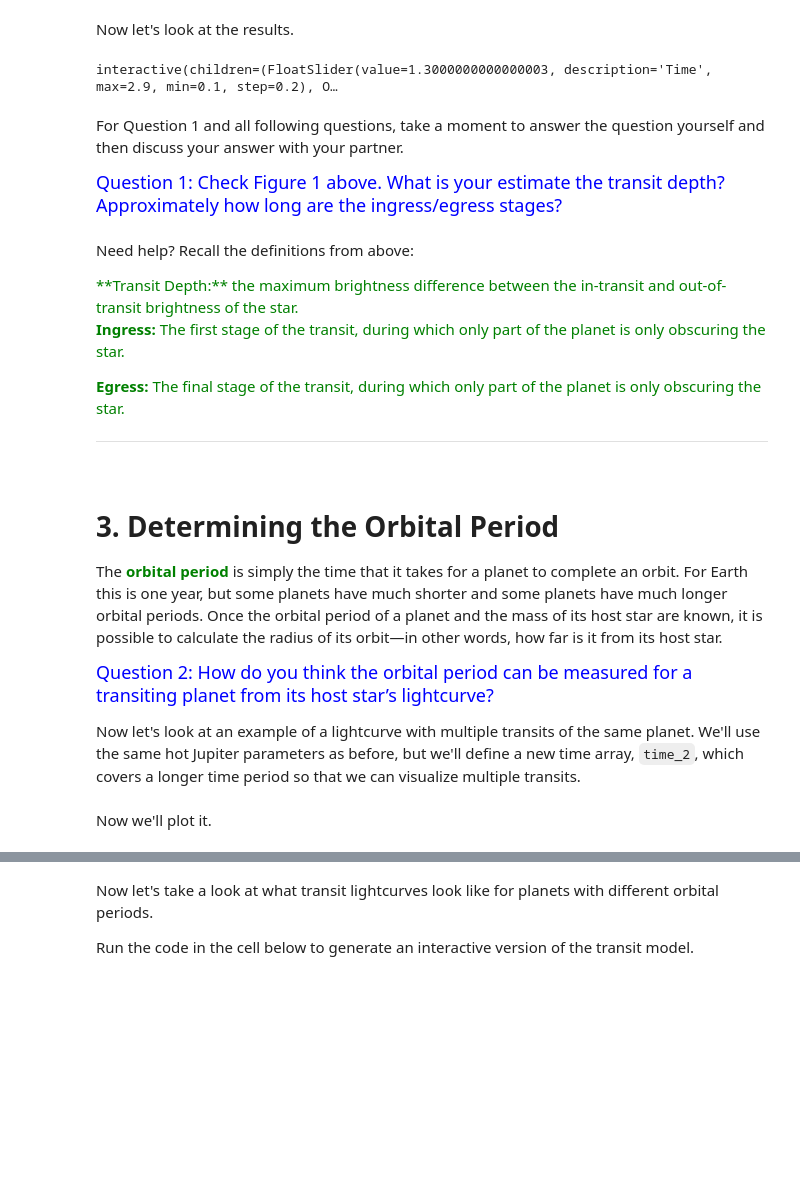
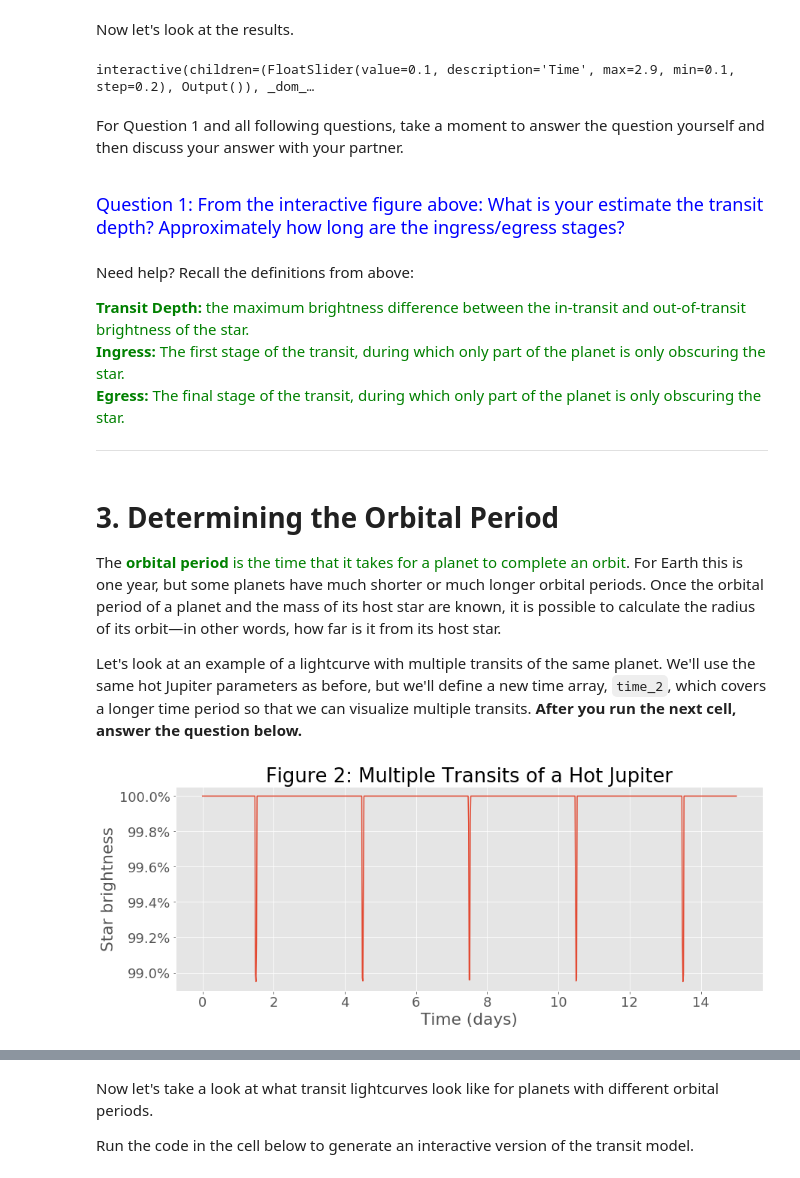
Before and after one commit to EDENSurvey/TeenAstroCafeActivity, a Jupyter notebook: activity.ipynb, the cells around one changed output, grey strips where cells are left out. Saved outputs shown, nothing was run; the diff lists cells and outputs as text; code cells hidden in the pictures; blank space fills up the shorter version.

```diff
--- a/activity.ipynb
+++ b/activity.ipynb
@@ -139,69 +135,44 @@ flux_1 = model_1.light_curve(params) # Calculates the light curve
 # %% [markdown]
 Now let's look at the results.
-# %%
-def example_transit(Time):
-    # Makes a new figure
-    fig,ax = plt.subplots(2,1)
-
-    r_star,r_planet = 1.0, 0.1
-    x = 24*(time_1-time_1[0])
-
-    # Compute the planet's current position from the Time
-    tmid = x[int(len(x)/2)]
-    tdur = np.ptp(x[flux_1<1.])
-    position = (Time-tmid)/(tdur/2.)
-
-    star = plt.Circle((0,0), r_star,color='gold')
-    ax[0].add_artist(star)
-    planet = plt.Circle((position, 0.35), r_planet, color='black')
-    ax[0].add_artist(planet)
-    ax[0].set_xlim(-4*r_star, 4*r_star)
-    ax[0].set_ylim(-1.2*r_star, 1.2*r_star)
-    ax[0].axis('off')
-    ax[0].set_aspect('equal')
-    ax[0].set_title("Move the slider to watch the planet transit the star")
-
-    x = 24*(time_1-time_1[0])
-    ax[1].plot(x, flux_1,lw=3,c='gold')
-    ax[1].set_title("Observe how the star's brightness changes during the transit:")
-    ax[1].scatter(Time,flux_1[np.argmin(np.abs(x-Time))],marker='+',s=100,c='black',zorder=10)
-    ax[1].set_xlabel("Time (hours)")
-    ax[1].set_ylabel("Star brightness")
-    ax[1].set_ylim([0.988,1.002])
-    ax[1].set_yticklabels(['{:.1%}'.format(xx) for xx in ax[1].get_yticks()])
-    plt.show()
-
-interactive_plot = interactive(example_transit, Time=(.1,2.9,0.2))
-display(interactive_plot)
-# %% [output]
-interactive(children=(FloatSlider(value=1.3000000000000003, description='Time', max=2.9, min=0.1, step=0.2), O…
+# %%
+def example_transit(Time=0.1):
+    example_transit_plot(Time,time_1,flux_1)
+    plt.show()
+
+interactive_plot = interactive(example_transit, Time=(.1,2.9,0.2))
+display(interactive_plot)
+# %% [output]
+interactive(children=(FloatSlider(value=0.1, description='Time', max=2.9, min=0.1, step=0.2), Output()), _dom_…
 # %% [markdown]
 For Question 1 and all following questions, take a moment to answer the question yourself and then discuss your answer with your partner.
 
-<font color="blue" size=4>Question 1: Check Figure 1 above. What is your estimate the transit depth? Approximately how long are the ingress/egress stages?</font>
+<br><font color="blue" size=4>Question 1: From the interactive figure above: What is your estimate the transit depth? Approximately how long are the ingress/egress stages?</font>
 # %% [markdown]
 Need help? Recall the definitions from above:
 
 <font color="green">
+
 **Transit Depth:** the maximum brightness difference between the in-transit and out-of-transit brightness of the star.
+<br>
+**Ingress:** The first stage of the transit, during which only part of the planet is only obscuring the star.
+<br>
+**Egress:** The final stage of the transit, during which only part of the planet is only obscuring the star.
 
-**Ingress:** The first stage of the transit, during which only part of the planet is only obscuring the star.
-
-**Egress:** The final stage of the transit, during which only part of the planet is only obscuring the star.
 </font>
 
 ____
 # %% [markdown]
 # 3. Determining the Orbital Period
 
-The <font color="green">**orbital period**</font> is simply the time that it takes for a planet to complete an orbit. For Earth this is one year, but some planets have much shorter and some planets have much longer orbital periods. Once the orbital period of a planet and the mass of its host star are known, it is possible to calculate the radius of its orbit—in other words, how far is it from its host star.
+The <font color="green">**orbital period** is the time that it takes for a planet to complete an orbit</font>. For Earth this is one year, but some planets have much shorter or much longer orbital periods. Once the orbital period of a planet and the mass of its host star are known, it is possible to calculate the radius of its orbit—in other words, how far is it from its host star.
 
-<font color="blue" size=4>Question 2: How do you think the orbital period can be measured for a transiting planet from its host star’s lightcurve?</font>
-
-Now let's look at an example of a lightcurve with multiple transits of the same planet.  We'll use the same hot Jupiter parameters as before, but we'll define a new time array, `time_2`, which covers a longer time period so that we can visualize multiple transits.
+Let's look at an example of a lightcurve with multiple transits of the same planet.  We'll use the same hot Jupiter parameters as before, but we'll define a new time array, `time_2`, which covers a longer time period so that we can visualize multiple transits. **After you run the next cell, answer the question below.**
 # %%
 time_2 = np.linspace(-2.5, 2.5, 1000)*params.per
 model_2 = batman.TransitModel(params, time_2)
 flux_2 = model_2.light_curve(params)
+
+plot_multiple_transits(time_2,flux_2)
+plt.show()
+# %% [output]
+[figure, added]
-# %% [markdown]
-Now we'll plot it.
```
Also changed, not shown: parts of 22 cells of this notebook, 2 other files.
